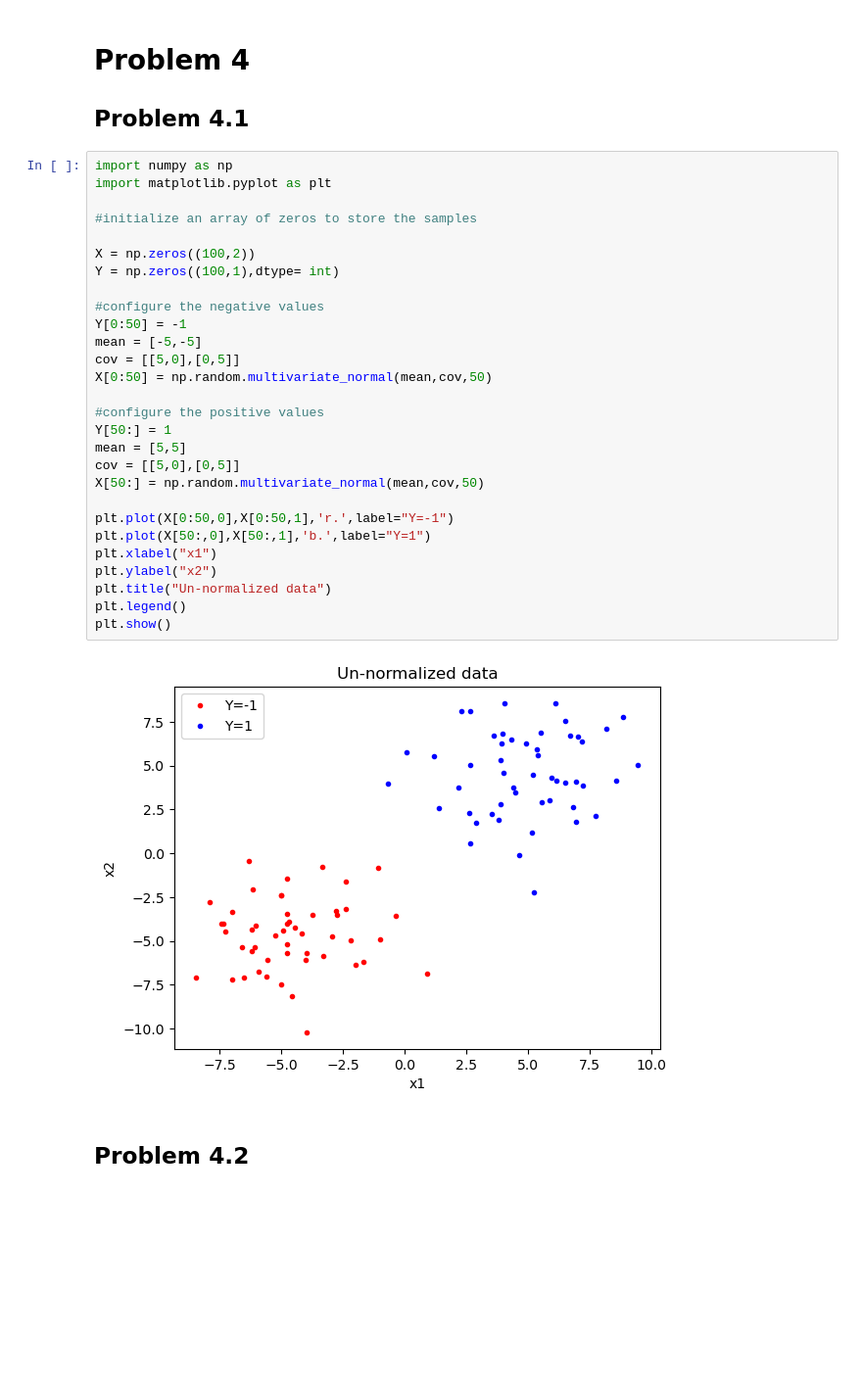
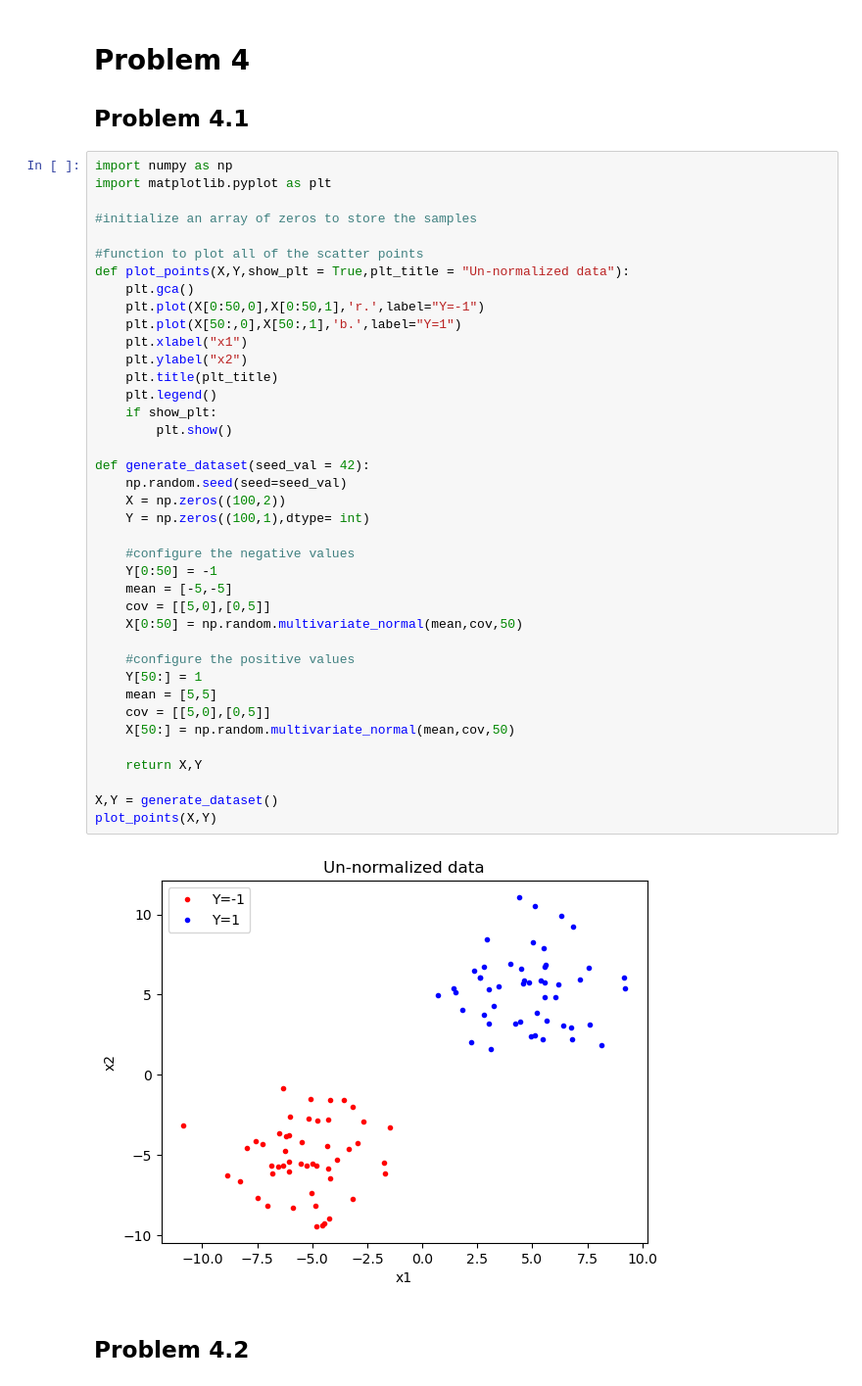
Before and after one commit to davidmhunt/coursework, a Jupyter notebook: COMPSCI 671_Theory and Algs ML/Homework/HW 2/HW_2.ipynb, the cells around one changed output. Shown: that part at 98% size. Cells and saved outputs as stored; diff of their text form; blank space fills up the shorter version.

```diff
--- a/COMPSCI 671_Theory and Algs ML/Homework/HW 2/HW_2.ipynb
+++ b/COMPSCI 671_Theory and Algs ML/Homework/HW 2/HW_2.ipynb
@@ -4,33 +55,44 @@
 # %%
 import numpy as np
 import matplotlib.pyplot as plt
 
 #initialize an array of zeros to store the samples
 
-X = np.zeros((100,2))
-Y = np.zeros((100,1),dtype= int)
+#function to plot all of the scatter points
+def plot_points(X,Y,show_plt = True,plt_title = "Un-normalized data"):
+    plt.gca()
+    plt.plot(X[0:50,0],X[0:50,1],'r.',label="Y=-1")
+    plt.plot(X[50:,0],X[50:,1],'b.',label="Y=1")
+    plt.xlabel("x1")
+    plt.ylabel("x2")
+    plt.title(plt_title)
+    plt.legend()
+    if show_plt:
+        plt.show()
 
-#configure the negative values
-Y[0:50] = -1
-mean = [-5,-5]
-cov = [[5,0],[0,5]]
-X[0:50] = np.random.multivariate_normal(mean,cov,50)
+def generate_dataset(seed_val = 42):
+    np.random.seed(seed=seed_val)
+    X = np.zeros((100,2))
+    Y = np.zeros((100,1),dtype= int)
 
-#configure the positive values
-Y[50:] = 1
-mean = [5,5]
-cov = [[5,0],[0,5]]
-X[50:] = np.random.multivariate_normal(mean,cov,50)
+    #configure the negative values
+    Y[0:50] = -1
+    mean = [-5,-5]
+    cov = [[5,0],[0,5]]
+    X[0:50] = np.random.multivariate_normal(mean,cov,50)
 
-plt.plot(X[0:50,0],X[0:50,1],'r.',label="Y=-1")
-plt.plot(X[50:,0],X[50:,1],'b.',label="Y=1")
-plt.xlabel("x1")
-plt.ylabel("x2")
-plt.title("Un-normalized data")
-plt.legend()
-plt.show()
+    #configure the positive values
+    Y[50:] = 1
+    mean = [5,5]
+    cov = [[5,0],[0,5]]
+    X[50:] = np.random.multivariate_normal(mean,cov,50)
+
+    return X,Y
+
+X,Y = generate_dataset()
+plot_points(X,Y)
 # %% [output]
-[figure, old version]
+[figure, new version]
 # %% [markdown]
 ## Problem 4.2
 # %%
```
Also changed, not shown: parts of 21 cells of this notebook.
